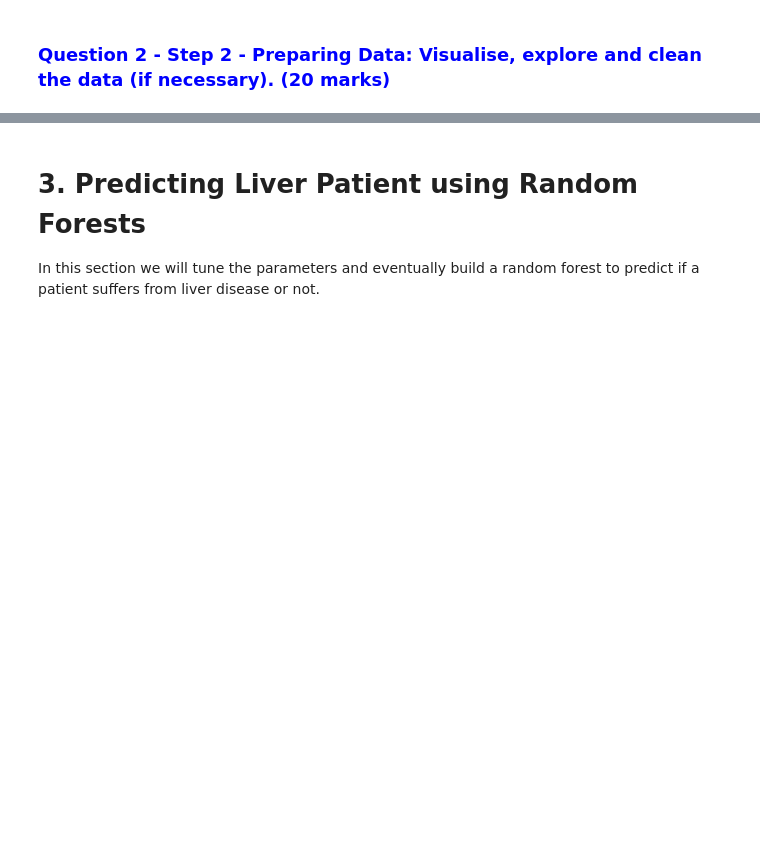
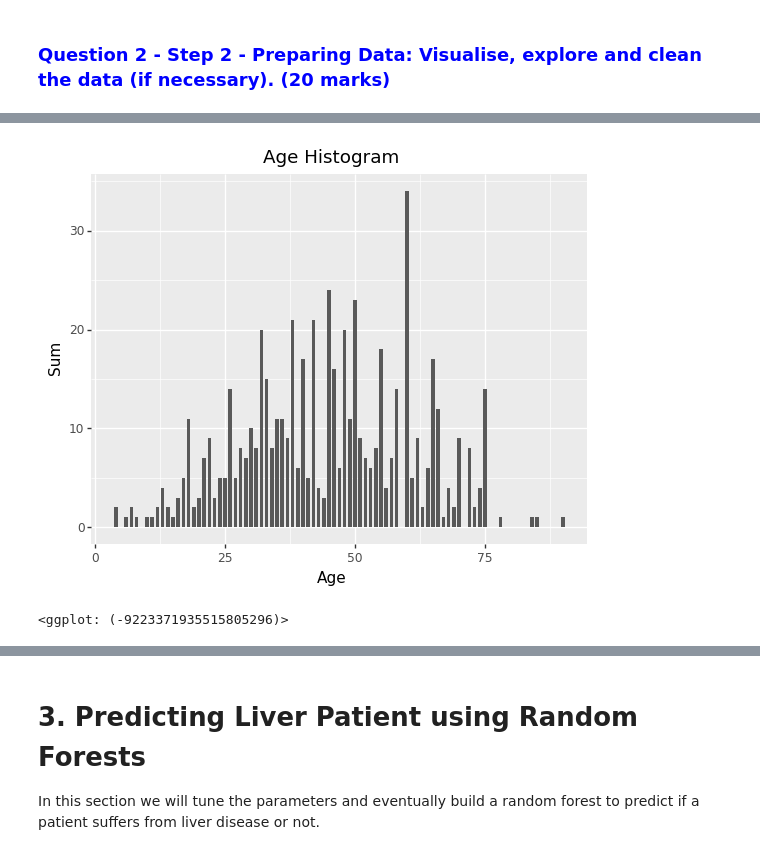
Before and after one commit to akruskal/Random_forest_ML_Python, a Jupyter notebook: Chapter04-Assessment.ipynb, the cells around one changed output, grey strips where cells are left out. Drawn from its saved outputs; the diff is of its cells as text; code cells hidden in the pictures; blank space fills up the shorter version.

Commit message:
data exploration and clean up complete
working

```diff
--- a/Chapter04-Assessment.ipynb
+++ b/Chapter04-Assessment.ipynb
@@ -128,0 +154,9 @@ y = liver[['liver_patient']].values
+# %%
+liver_age = ggplot(aes(x='Age', fill='liver_patient'), data=liver)
+liver_age += geom_bar(aes(y = ('..count..')), width=0.7, position = 'dodge' )
+liver_age += labs(title = 'Age Histogram', y = 'Sum')
+
+print(liver_age)
+# %% [output]
+[figure, added]
+<ggplot: (-9223371935515805296)>
```
Also changed, not shown: parts of 21 cells of this notebook, 2 other files.
